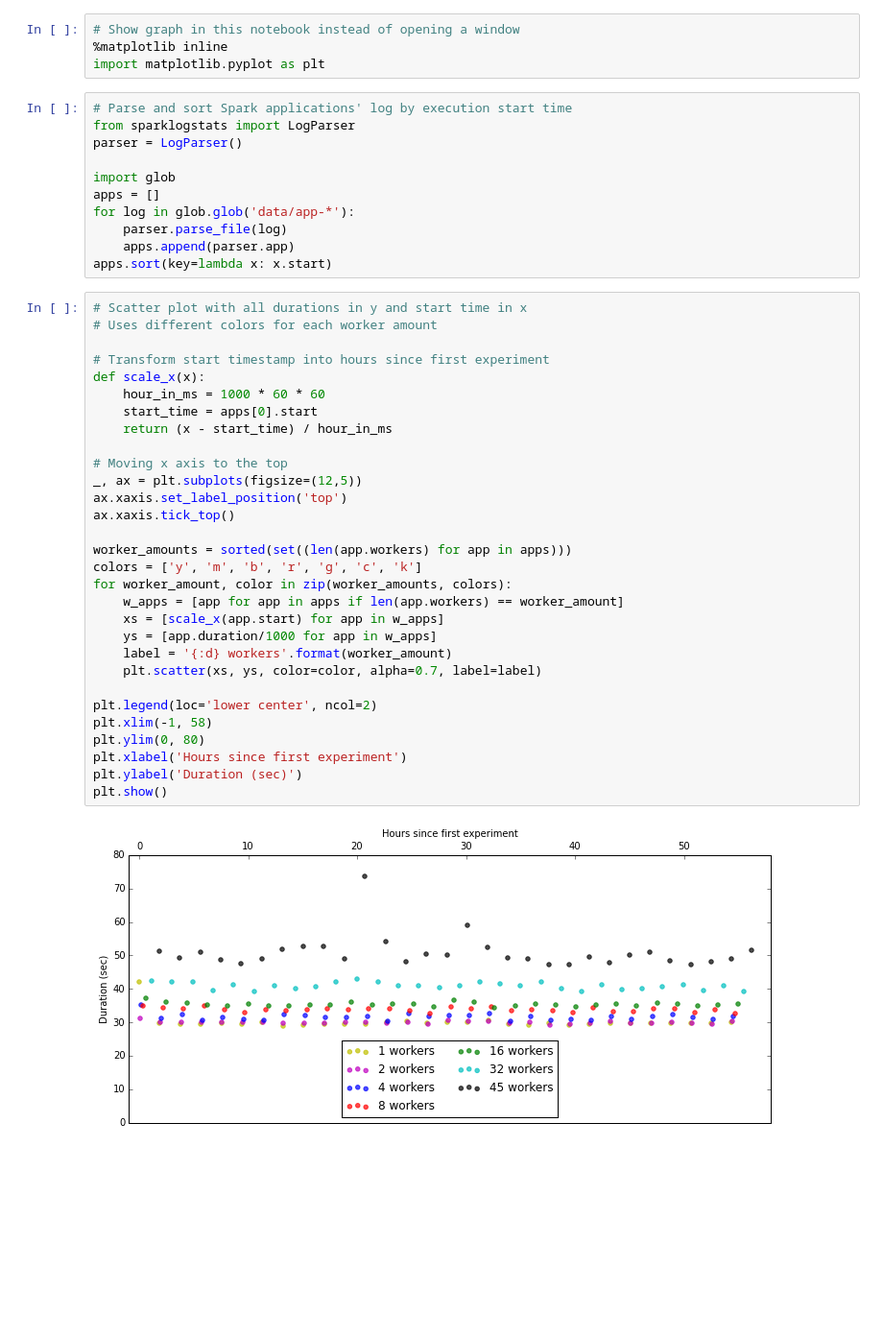
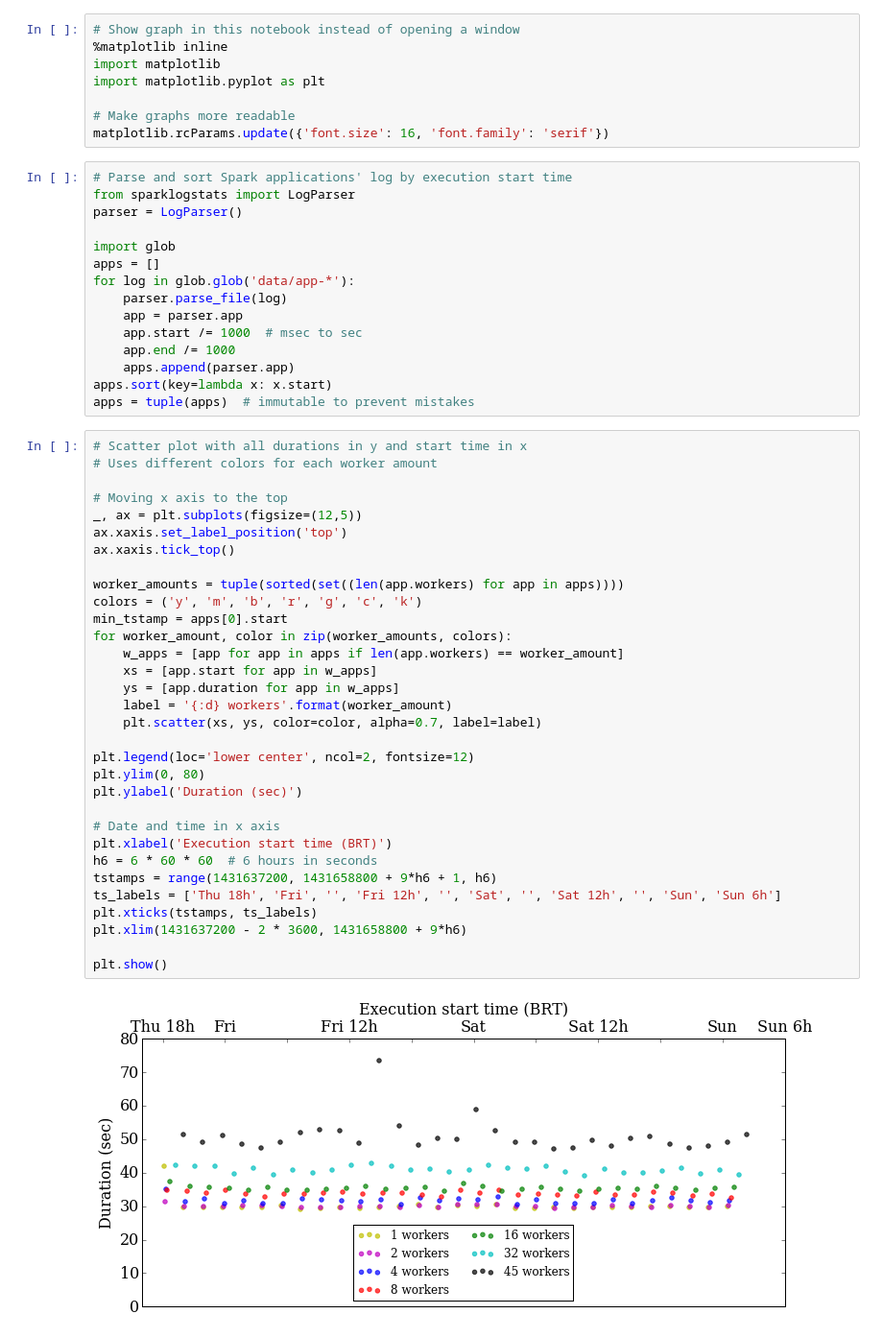
Before and after one commit to cemsbr/phd_notebook, a Jupyter notebook: index.ipynb, the cells around one changed output. Shown: that part at 96% size. Saved outputs shown, nothing was run; the diff lists cells and outputs as text; blank space fills up the shorter version.

```diff
--- a/index.ipynb
+++ b/index.ipynb
@@ -1,7 +1,11 @@
 # %%
 # Show graph in this notebook instead of opening a window
 %matplotlib inline
+import matplotlib
 import matplotlib.pyplot as plt
+
+# Make graphs more readable
+matplotlib.rcParams.update({'font.size': 16, 'font.family': 'serif'})
 # %%
 # Parse and sort Spark applications' log by execution start time
 from sparklogstats import LogParser
@@ -11,37 +15,43 @@ import glob
 apps = []
 for log in glob.glob('data/app-*'):
     parser.parse_file(log)
+    app = parser.app
+    app.start /= 1000  # msec to sec
+    app.end /= 1000
     apps.append(parser.app)
 apps.sort(key=lambda x: x.start)
+apps = tuple(apps)  # immutable to prevent mistakes
 # %%
 # Scatter plot with all durations in y and start time in x
 # Uses different colors for each worker amount
-
-# Transform start timestamp into hours since first experiment
-def scale_x(x):
-    hour_in_ms = 1000 * 60 * 60
-    start_time = apps[0].start
-    return (x - start_time) / hour_in_ms
 
 # Moving x axis to the top
 _, ax = plt.subplots(figsize=(12,5))
 ax.xaxis.set_label_position('top')
 ax.xaxis.tick_top()
 
-worker_amounts = sorted(set((len(app.workers) for app in apps)))
-colors = ['y', 'm', 'b', 'r', 'g', 'c', 'k']
+worker_amounts = tuple(sorted(set((len(app.workers) for app in apps))))
+colors = ('y', 'm', 'b', 'r', 'g', 'c', 'k')
+min_tstamp = apps[0].start
 for worker_amount, color in zip(worker_amounts, colors):
     w_apps = [app for app in apps if len(app.workers) == worker_amount]
-    xs = [scale_x(app.start) for app in w_apps]
-    ys = [app.duration/1000 for app in w_apps]
+    xs = [app.start for app in w_apps]
+    ys = [app.duration for app in w_apps]
     label = '{:d} workers'.format(worker_amount)
     plt.scatter(xs, ys, color=color, alpha=0.7, label=label)
 
-plt.legend(loc='lower center', ncol=2)
-plt.xlim(-1, 58)
+plt.legend(loc='lower center', ncol=2, fontsize=12)
 plt.ylim(0, 80)
-plt.xlabel('Hours since first experiment')
 plt.ylabel('Duration (sec)')
+
+# Date and time in x axis
+plt.xlabel('Execution start time (BRT)')
+h6 = 6 * 60 * 60  # 6 hours in seconds
+tstamps = range(1431637200, 1431658800 + 9*h6 + 1, h6)
+ts_labels = ['Thu 18h', 'Fri', '', 'Fri 12h', '', 'Sat', '', 'Sat 12h', '', 'Sun', 'Sun 6h']
+plt.xticks(tstamps, ts_labels)
+plt.xlim(1431637200 - 2 * 3600, 1431658800 + 9*h6)
+
 plt.show()
 # %% [output]
-[figure, old version]
+[figure, new version]
```
Also changed, not shown: parts of 2 cells of this notebook.
